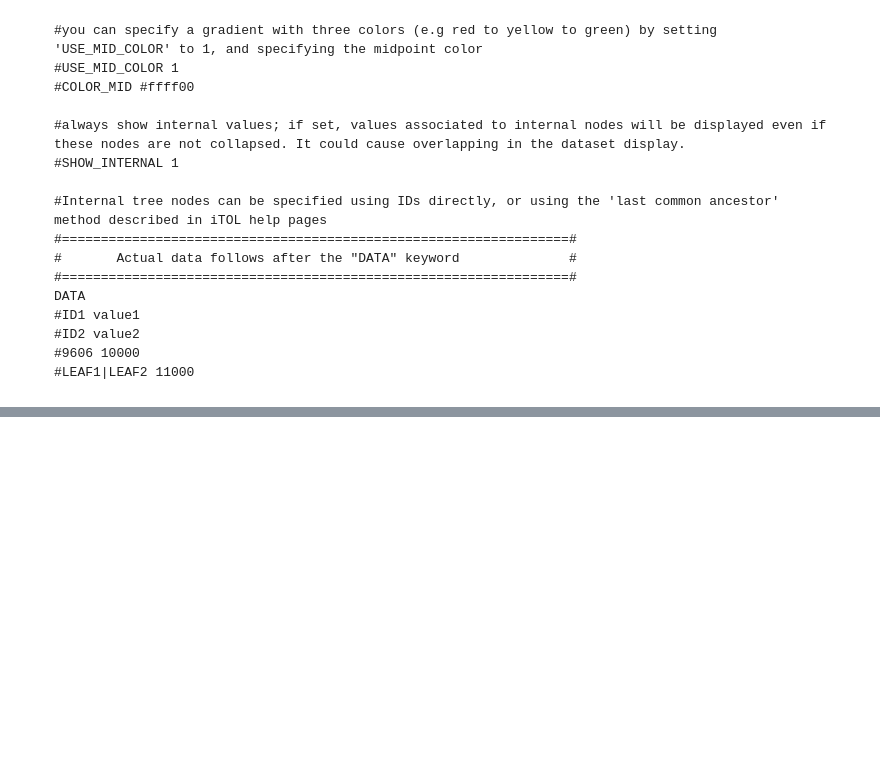
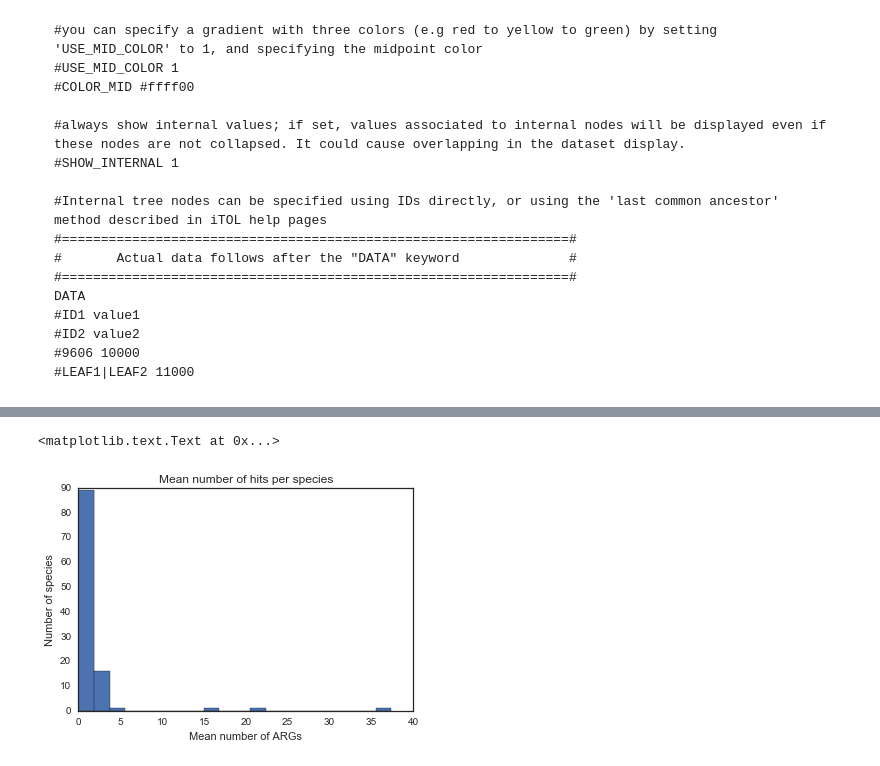
Before and after one commit to cduvallet/amr-risk, a Jupyter notebook: src/exploration/2018-05-02.explore_strict_results.ipynb, the cells around one changed output, grey strips where cells are left out. Cells and saved outputs as stored; diff of their text form; code cells hidden in the pictures; blank space fills up the shorter version.

```diff
--- a/src/exploration/2018-05-02.explore_strict_results.ipynb
+++ b/src/exploration/2018-05-02.explore_strict_results.ipynb
@@ -194,0 +269,2 @@ resdf[['genome', 'taxa', 'n_hits']].head()
+# %%
+species = resdf.groupby('Species')['n_hits'].describe()
@@ -194,0 +299,8 @@ resdf[['genome', 'taxa', 'n_hits']].head()
+# %%
+plt.hist(species['mean'], bins=20)
+plt.title('Mean number of hits per species')
+plt.xlabel('Mean number of ARGs')
+plt.ylabel('Number of species')
+# %% [output]
+<matplotlib.text.Text at 0x...>
+[figure, added]
```
Also changed, not shown: parts of 35 cells of this notebook, 28 other files.
